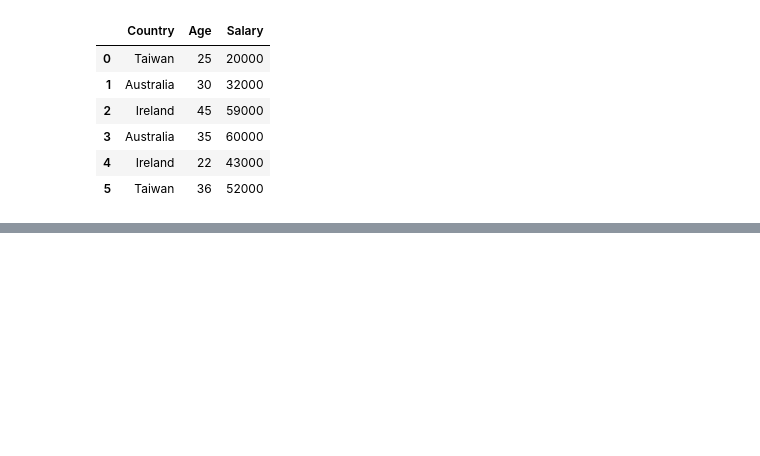
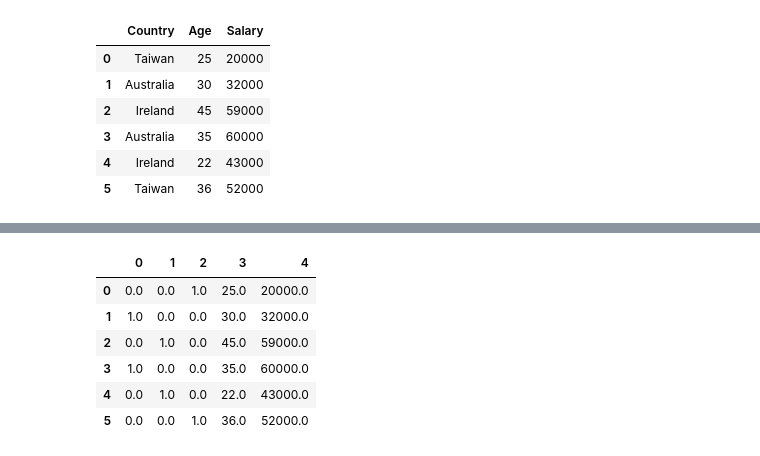
Before and after one commit to yichin17/-, a Jupyter notebook: 13_One_Hot_Encoding.ipynb, the cells around one changed output, grey strips where cells are left out. Saved outputs shown, nothing was run; the diff lists cells and outputs as text; code cells hidden in the pictures; blank space fills up the shorter version.

```diff
--- a/13_One_Hot_Encoding.ipynb
+++ b/13_One_Hot_Encoding.ipynb
@@ -17,3 +17,9 @@ data
 | 3 | Australia | 35 | 60000 |
 | 4 | Ireland | 22 | 43000 |
 | 5 | Taiwan | 36 | 52000 |
+# %%
+from sklearn.preprocessing import LabelEncoder
+labelencoder = LabelEncoder()
+data_le=pd.DataFrame(dic)
+data_le['Country'] = labelencoder.fit_transform(data['Country'])
+data_le
@@ -19,0 +34,14 @@ data
+# %%
+from sklearn.preprocessing import OneHotEncoder
+from sklearn.compose import ColumnTransformer
+ct = ColumnTransformer([("Country", OneHotEncoder(), [0])], remainder = 'passthrough')
+data_str_ohe=ct.fit_transform(data_le)
+pd.DataFrame(data_str_ohe)
+# %% [output]
+|  | 0 | 1 | 2 | 3 | 4 |
+| 0 | 0.0 | 0.0 | 1.0 | 25.0 | 20000.0 |
+| 1 | 1.0 | 0.0 | 0.0 | 30.0 | 32000.0 |
+| 2 | 0.0 | 1.0 | 0.0 | 45.0 | 59000.0 |
+| 3 | 1.0 | 0.0 | 0.0 | 35.0 | 60000.0 |
+| 4 | 0.0 | 1.0 | 0.0 | 22.0 | 43000.0 |
+| 5 | 0.0 | 0.0 | 1.0 | 36.0 | 52000.0 |
```
Also changed, not shown: parts of 2 cells of this notebook.
